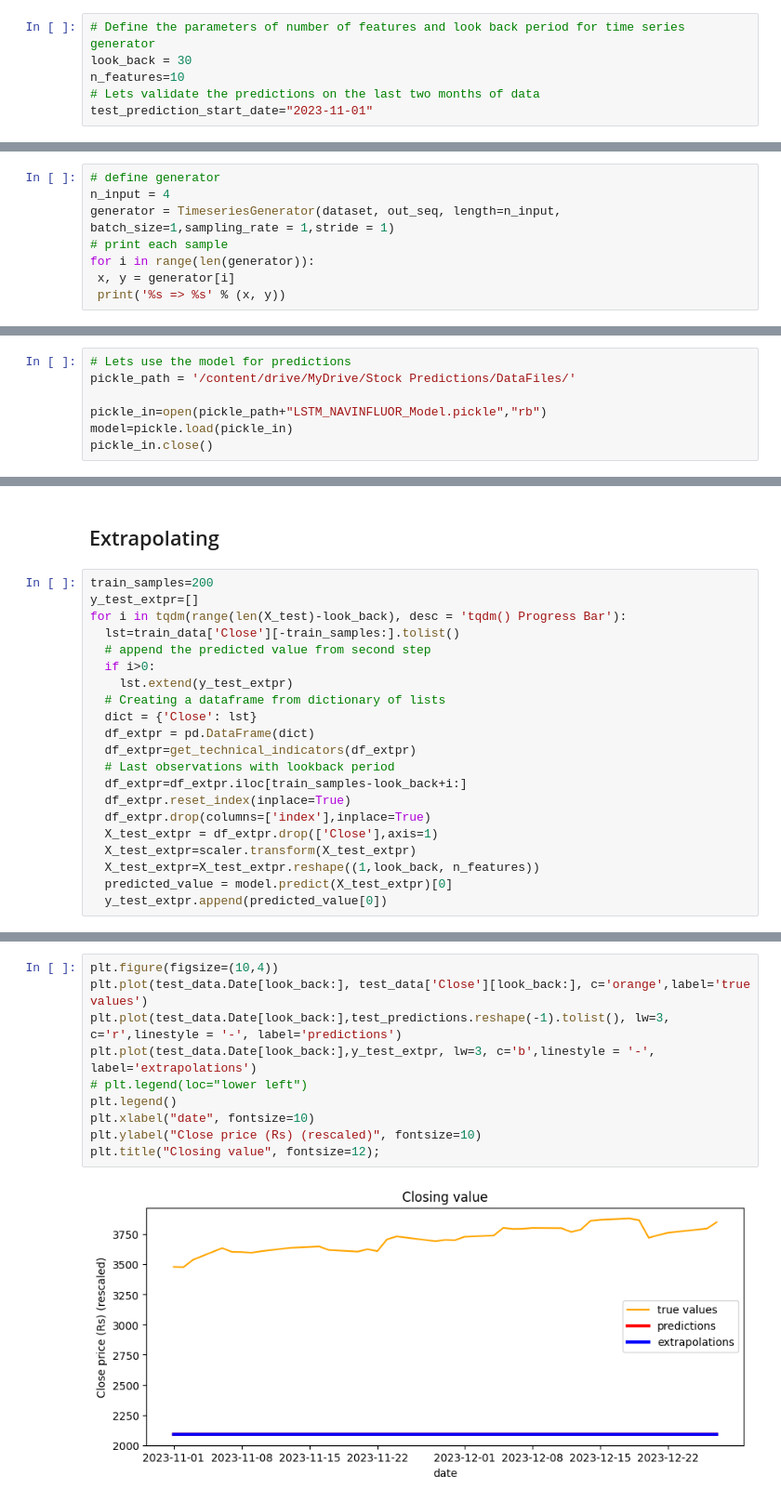
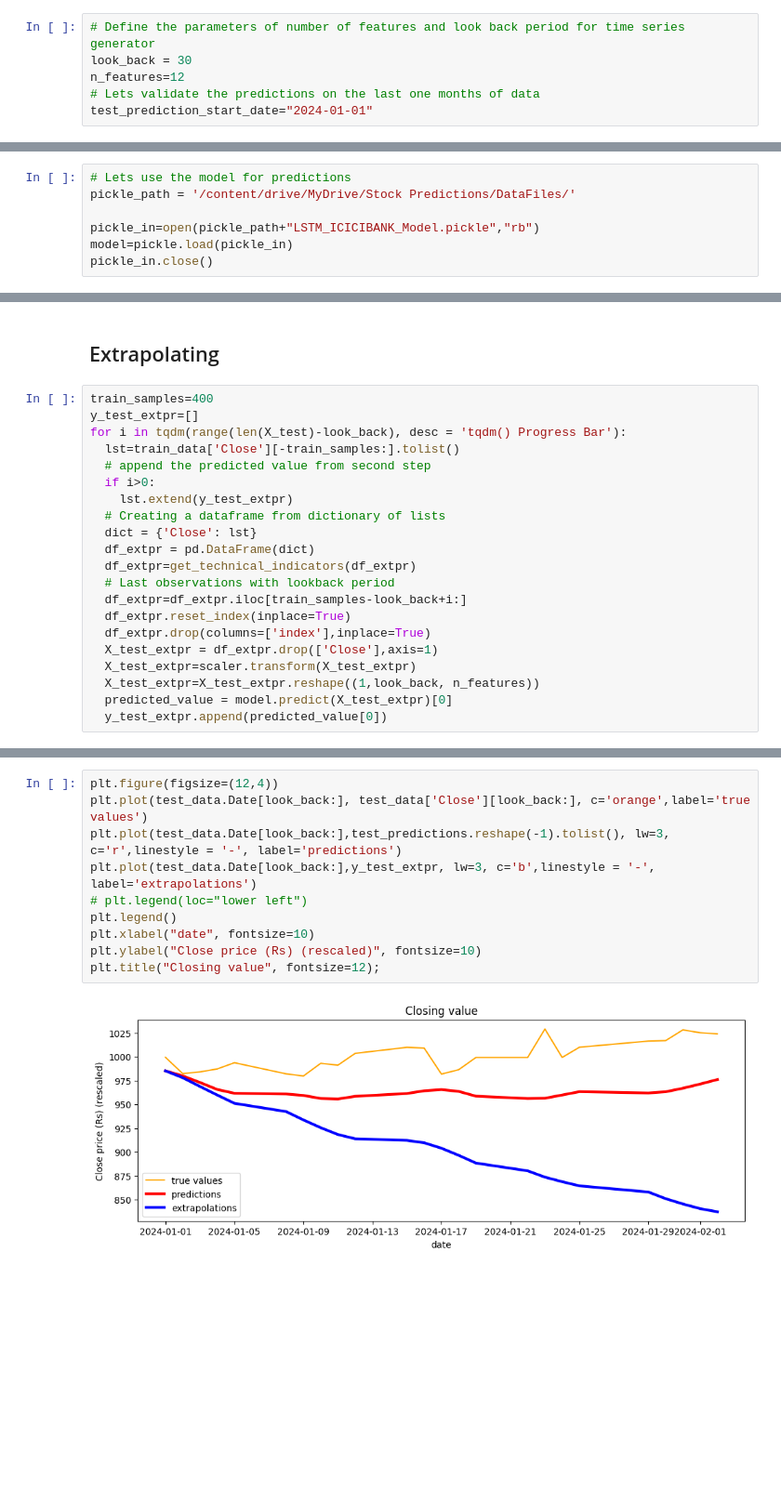
Before and after one commit to Swapnil-Ransing/TimeSeriesForecasting_StockPrice, a Jupyter notebook: TimeSeriesStockForecast_LSTM.ipynb, the cells around one changed output, grey strips where cells are left out. Shown at 93% size. Saved outputs shown, nothing was run; the diff lists cells and outputs as text; blank space fills up the shorter version.

```diff
--- a/TimeSeriesStockForecast_LSTM.ipynb
+++ b/TimeSeriesStockForecast_LSTM.ipynb
@@ -151,9 +193,9 @@ df_TI.tail()
 # %%
 # Define the parameters of number of features and look back period for time series generator
 look_back = 30
-n_features=10
-# Lets validate the predictions on the last two months of data
-test_prediction_start_date="2023-11-01"
+n_features=12
+# Lets validate the predictions on the last one months of data
+test_prediction_start_date="2024-01-01"
 # %%
 # train / test split
 train_data = df_TI.query('Date <  @test_prediction_start_date').reset_index(drop = False)
@@ -271,8 +277,0 @@ array([[ 25],
-# %%
-# define generator
-n_input = 4
-generator = TimeseriesGenerator(dataset, out_seq, length=n_input, batch_size=1,sampling_rate = 1,stride = 1)
-# print each sample
-for i in range(len(generator)):
- x, y = generator[i]
- print('%s => %s' % (x, y))
@@ -380,6 +424,6 @@ del model
 # Lets use the model for predictions
 pickle_path = '/content/drive/MyDrive/Stock Predictions/DataFiles/'
 
-pickle_in=open(pickle_path+"LSTM_NAVINFLUOR_Model.pickle","rb")
+pickle_in=open(pickle_path+"LSTM_ICICIBANK_Model.pickle","rb")
 model=pickle.load(pickle_in)
 pickle_in.close()
@@ -396,7 +436,7 @@ test_predictions  = model.predict(test_generator)
 # %% [markdown]
 ## Extrapolating
 # %%
-train_samples=200
+train_samples=400
 y_test_extpr=[]
 for i in tqdm(range(len(X_test)-look_back), desc = 'tqdm() Progress Bar'):
   lst=train_data['Close'][-train_samples:].tolist()
@@ -443,12 +484,12 @@ for i in tqdm(range(len(X_test)-look_back), desc = 'tqdm() Progress Bar'):
 # %%
-plt.figure(figsize=(10,4))
+plt.figure(figsize=(12,4))
 plt.plot(test_data.Date[look_back:], test_data['Close'][look_back:], c='orange',label='true values')
 plt.plot(test_data.Date[look_back:],test_predictions.reshape(-1).tolist(), lw=3, c='r',linestyle = '-', label='predictions')
 plt.plot(test_data.Date[look_back:],y_test_extpr, lw=3, c='b',linestyle = '-', label='extrapolations')
 # plt.legend(loc="lower left")
 plt.legend()
 plt.xlabel("date", fontsize=10)
 plt.ylabel("Close price (Rs) (rescaled)", fontsize=10)
 plt.title("Closing value", fontsize=12);
 # %% [output]
-[figure, old version]
+[figure, new version]
```
Also changed, not shown: parts of 36 cells of this notebook, 1 other file.
